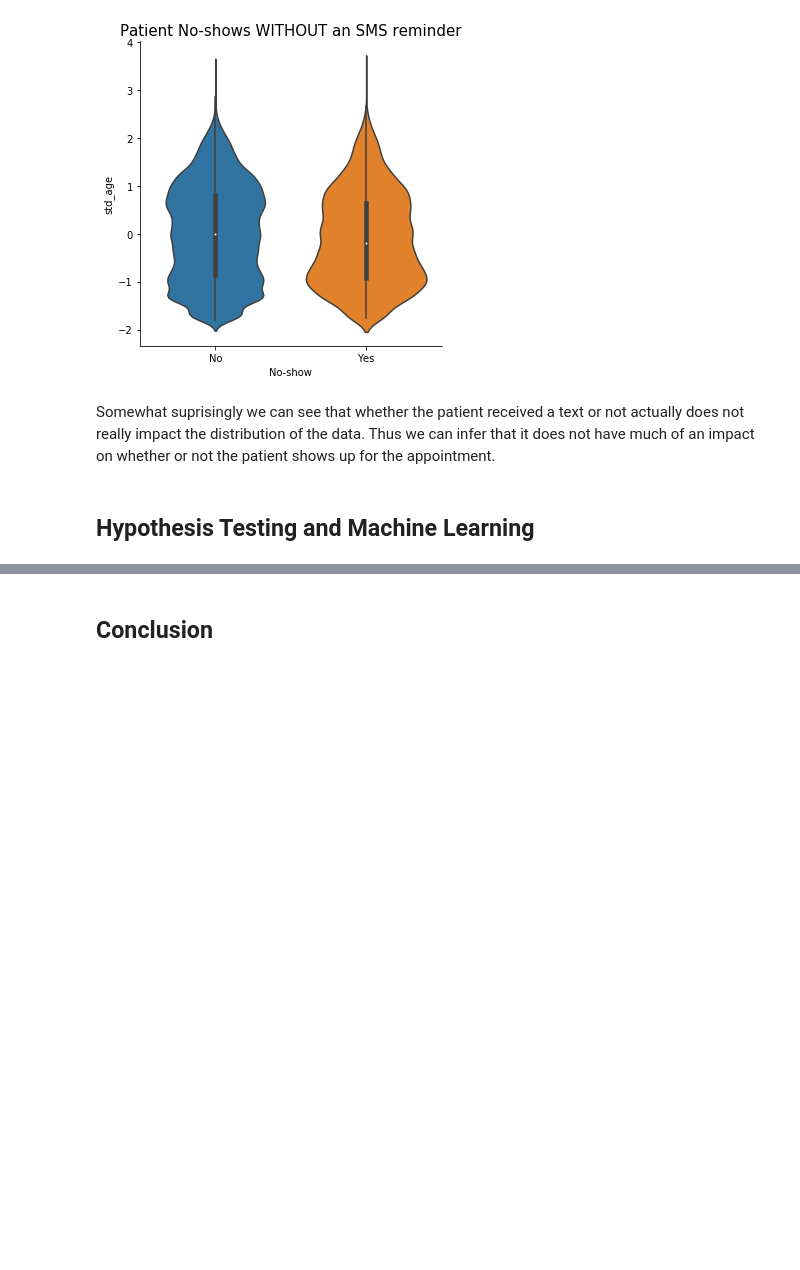
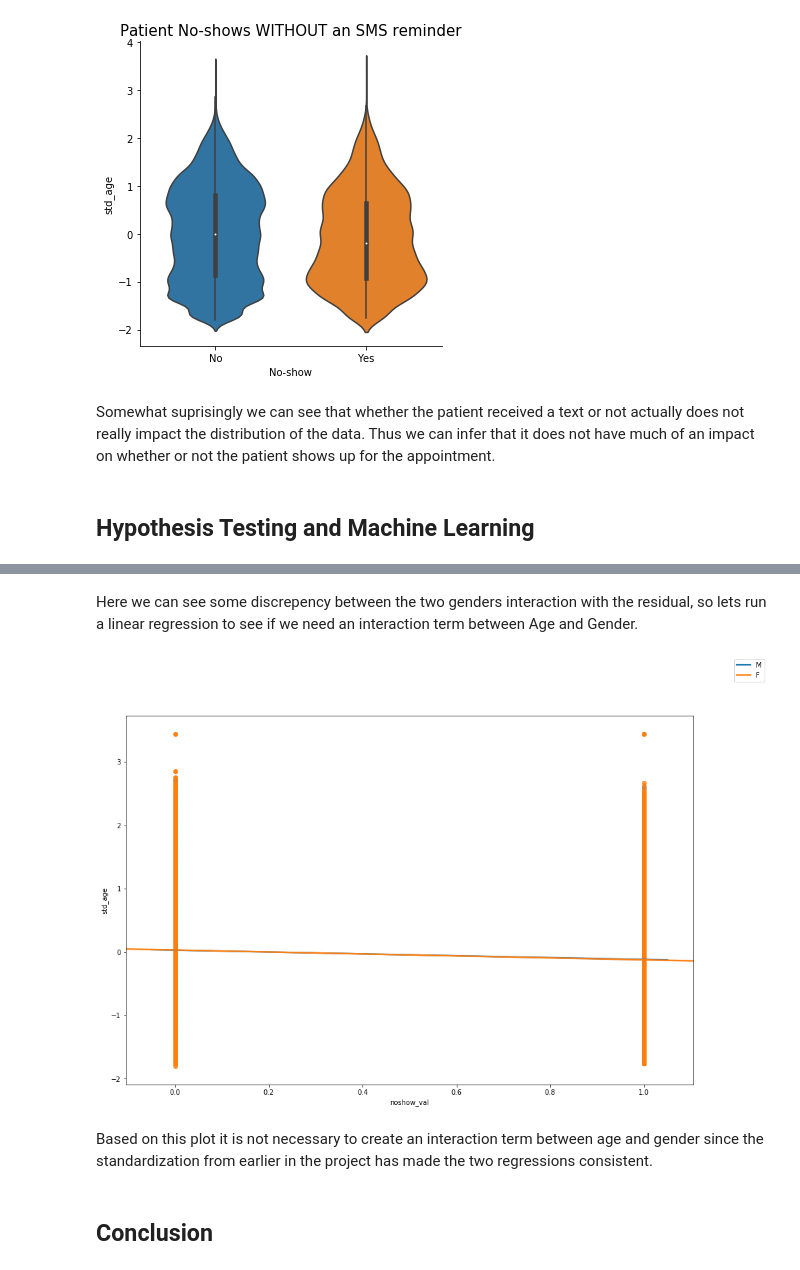
Before and after one commit to rezaameli/rezaameli.github.io, a Jupyter notebook: noshow.ipynb, the cells around one changed output, grey strips where cells are left out. Drawn from its saved outputs; the diff is of its cells as text; code cells hidden in the pictures; blank space fills up the shorter version.

```diff
--- a/noshow.ipynb
+++ b/noshow.ipynb
@@ -227,2 +262,20 @@ Somewhat suprisingly we can see that whether the patient received a text or not
+# %% [markdown]
+Here we can see some discrepency between the two genders interaction with the residual, so lets run a linear regression to see if we need an interaction term between Age and Gender.
+# %%
+temp = appts.groupby('Gender')
+genders = dict(list(temp))
+fig = plt.figure(figsize=(15,10))
+
+male = genders['M']
+ax = sns.regplot(x="noshow_val", y="std_age", data=male)
+
+female = genders['F']
+ax = sns.regplot(x="noshow_val", y="std_age", data=female)
+fig.legend(labels = ['M', 'F'])
+plt.show()
+# %% [output]
+[figure, added]
+# %% [markdown]
+Based on this plot it is not necessary to create an interaction term between age and gender since the standardization from earlier in the project has made the two regressions consistent.
 # %% [markdown]
 ## Conclusion
```
Also changed, not shown: parts of 9 cells of this notebook.
